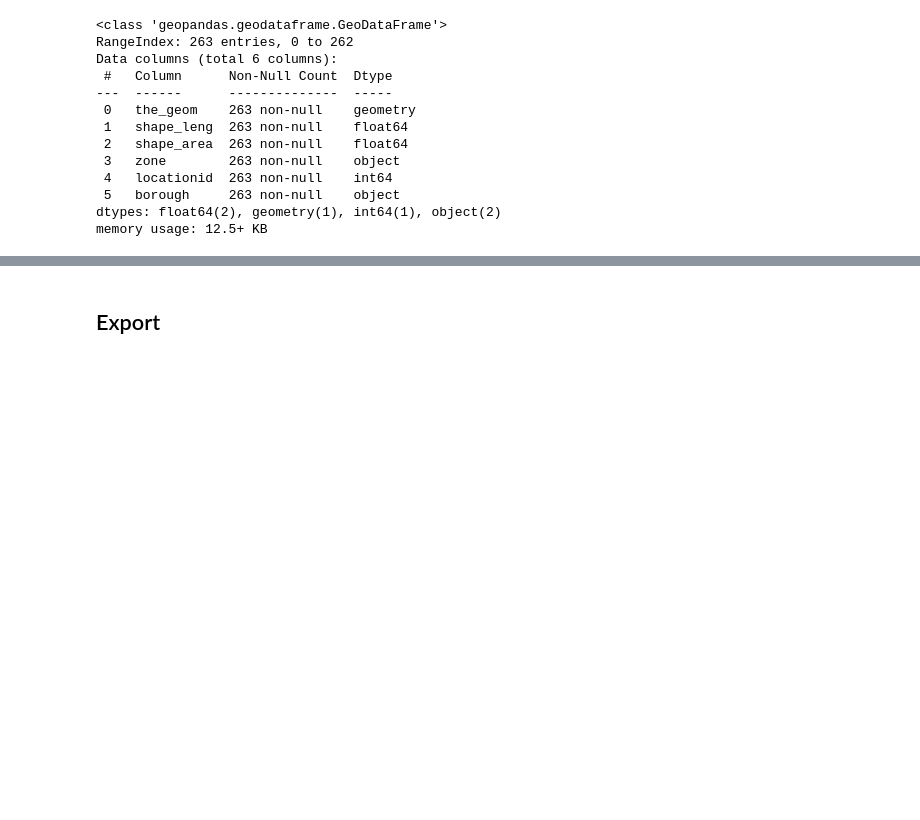
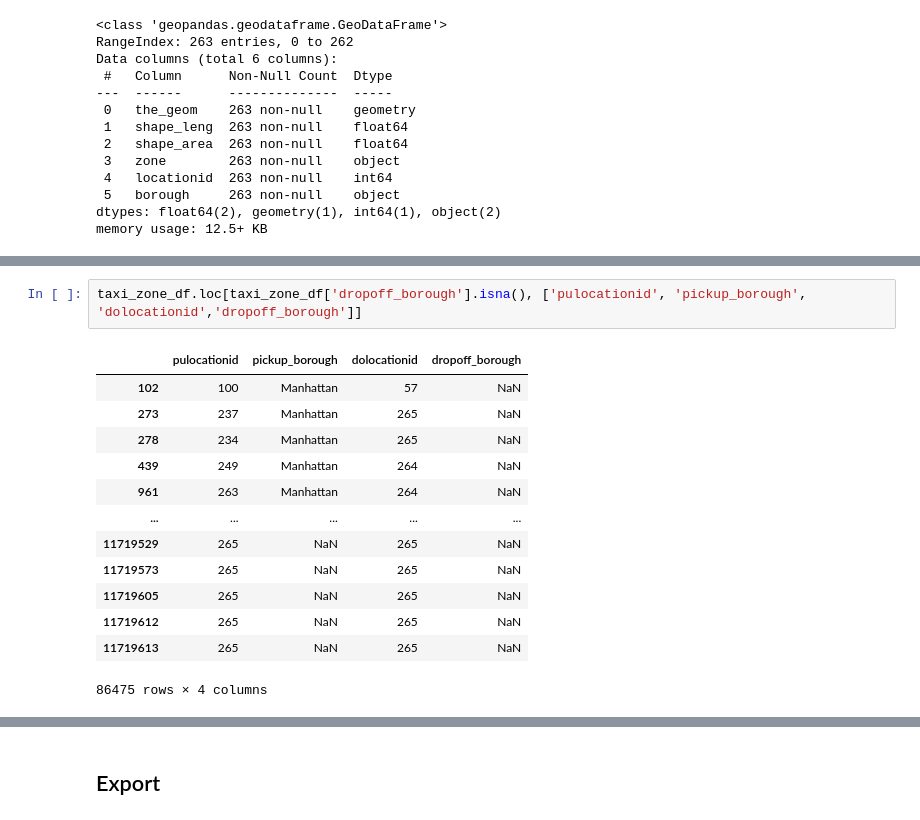
Before and after one commit to drod75/nyc_taxi_analysis, a Jupyter notebook: notebooks/data_collection.ipynb, the cells around one changed output, grey strips where cells are left out. Saved outputs shown, nothing was run; the diff lists cells and outputs as text; blank space fills up the shorter version.

```diff
--- a/notebooks/data_collection.ipynb
+++ b/notebooks/data_collection.ipynb
@@ -195,0 +409,16 @@ memory usage: 12.5+ KB
+# %%
+taxi_zone_df.loc[taxi_zone_df['dropoff_borough'].isna(), ['pulocationid', 'pickup_borough', 'dolocationid','dropoff_borough']]
+# %% [output]
+|  | pulocationid | pickup_borough | dolocationid | dropoff_borough |
+| 102 | 100 | Manhattan | 57 | NaN |
+| 273 | 237 | Manhattan | 265 | NaN |
+| 278 | 234 | Manhattan | 265 | NaN |
+| 439 | 249 | Manhattan | 264 | NaN |
+| 961 | 263 | Manhattan | 264 | NaN |
+| ... | ... | ... | ... | ... |
+| 11719529 | 265 | NaN | 265 | NaN |
+| 11719573 | 265 | NaN | 265 | NaN |
+| 11719605 | 265 | NaN | 265 | NaN |
+| 11719612 | 265 | NaN | 265 | NaN |
+| 11719613 | 265 | NaN | 265 | NaN |
+86475 rows × 4 columns
```
Also changed, not shown: parts of 29 cells of this notebook.
